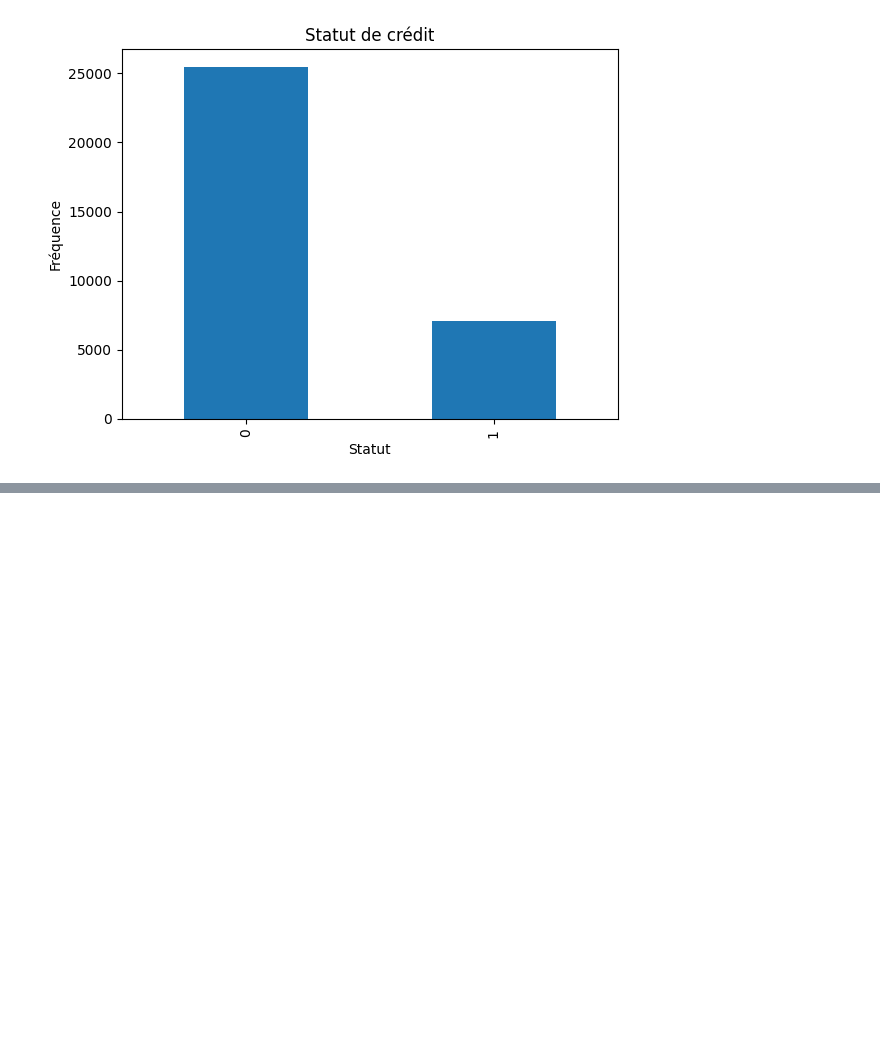
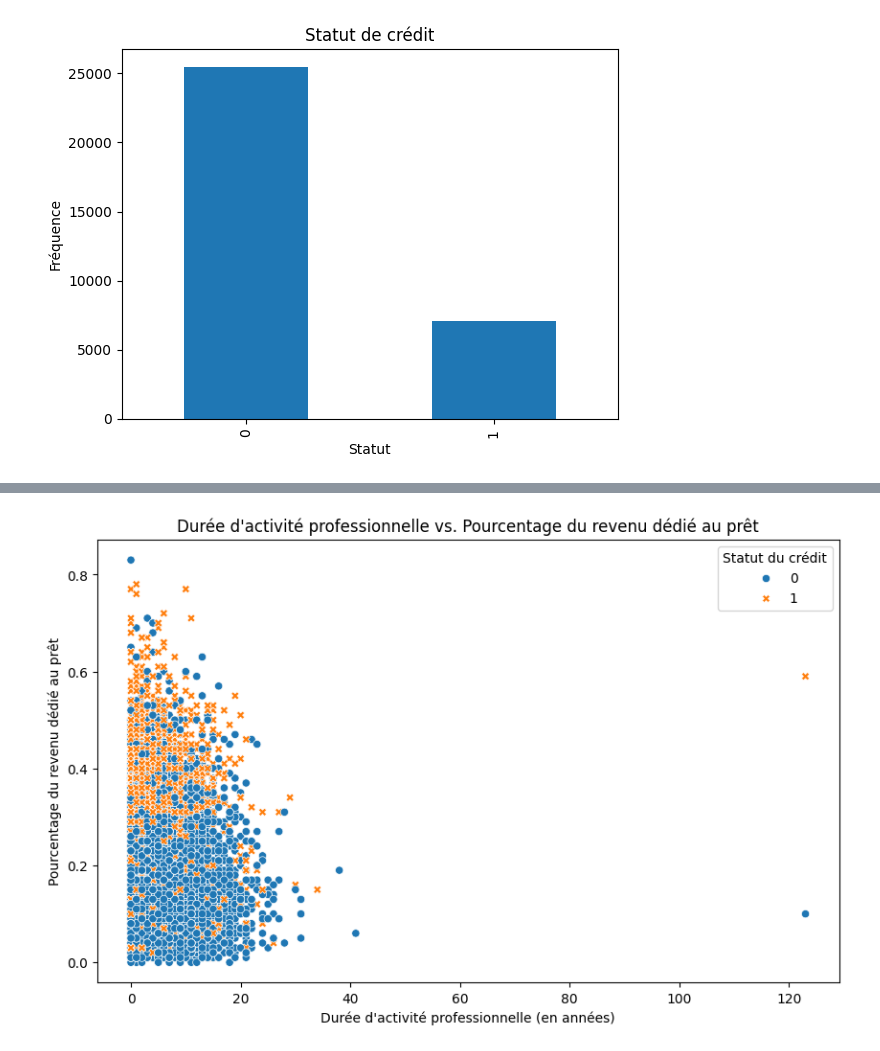
Before and after one commit to TanouDiallo/credit-risk-, a Jupyter notebook: credit risk.ipynb, the cells around one changed output, grey strips where cells are left out. Saved outputs shown, nothing was run; the diff lists cells and outputs as text; code cells hidden in the pictures; blank space fills up the shorter version.

Commit message:
Ajout du notebook credit risk.ipynb et image output.png

```diff
--- a/credit risk.ipynb
+++ b/credit risk.ipynb
@@ -108,0 +126,16 @@ Name: proportion, dtype: float64
+# %%
+# Nuage de points avec couleur et forme selon 'loan_status'
+plt.figure(figsize=(10, 6))
+sns.scatterplot(data=df,
+                x='person_emp_length',
+                y='loan_percent_income',
+                hue='loan_status',
+                style='loan_status')
+
+plt.title("Durée d'activité professionnelle vs. Pourcentage du revenu dédié au prêt")
+plt.xlabel("Durée d'activité professionnelle (en années)")
+plt.ylabel("Pourcentage du revenu dédié au prêt")
+plt.legend(title="Statut du crédit")
+plt.show()
+# %% [output]
+[figure, added]
```
Also changed, not shown: parts of 54 cells of this notebook, 1 other file.
